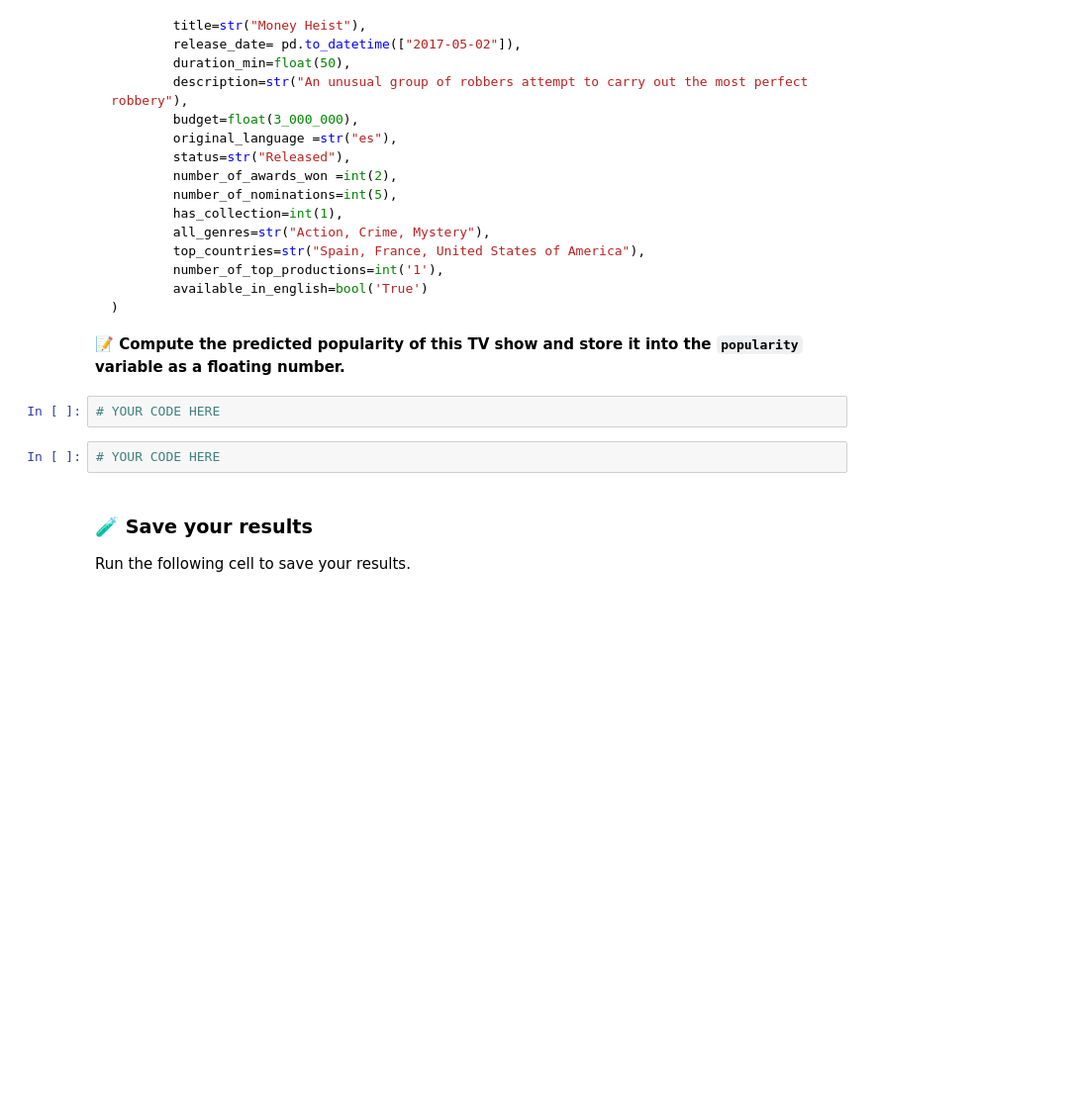
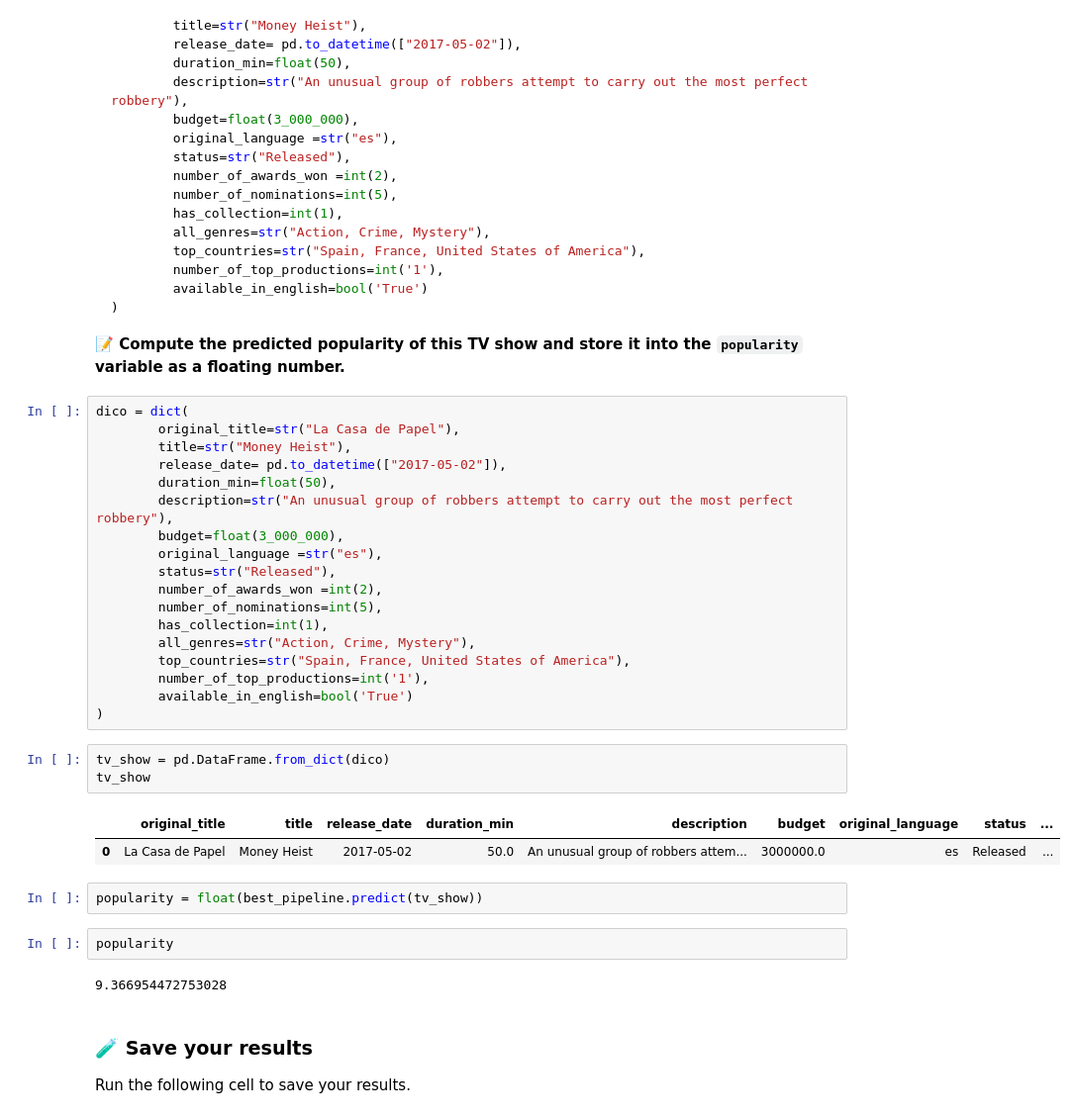
Before and after one commit to PierrePong/data-certification-exam, a Jupyter notebook: machine_learning/TV_popularity_predictor.ipynb, the cells around one changed output. Shown: that part at 99% size. Saved outputs shown, nothing was run; the diff lists cells and outputs as text; blank space fills up the shorter version.

````diff
--- a/machine_learning/TV_popularity_predictor.ipynb
+++ b/machine_learning/TV_popularity_predictor.ipynb
@@ -632,10 +675,36 @@ dict(
 ```
 
 **📝 Compute the predicted popularity of this TV show and store it into the `popularity` variable as a floating number.**
-# %%
-# YOUR CODE HERE
-# %%
-# YOUR CODE HERE
+# %%
+dico = dict(
+        original_title=str("La Casa de Papel"),
+        title=str("Money Heist"),
+        release_date= pd.to_datetime(["2017-05-02"]),
+        duration_min=float(50),
+        description=str("An unusual group of robbers attempt to carry out the most perfect robbery"),
+        budget=float(3_000_000),
+        original_language =str("es"),
+        status=str("Released"),
+        number_of_awards_won =int(2),
+        number_of_nominations=int(5),
+        has_collection=int(1),
+        all_genres=str("Action, Crime, Mystery"),
+        top_countries=str("Spain, France, United States of America"),
+        number_of_top_productions=int('1'),
+        available_in_english=bool('True')
+)
+# %%
+tv_show = pd.DataFrame.from_dict(dico)
+tv_show
+# %% [output]
+|  | original_title | title | release_date | duration_min | description | budget | original_language | status | ... |
+| 0 | La Casa de Papel | Money Heist | 2017-05-02 | 50.0 | An unusual group of robbers attem... | 3000000.0 | es | Released | ... |
+# %%
+popularity = float(best_pipeline.predict(tv_show))
+# %%
+popularity
+# %% [output]
+9.366954472753028
 # %% [markdown]
 ### 🧪 Save your results
 
````
Also changed, not shown: parts of 3 cells of this notebook, 2 other files.
